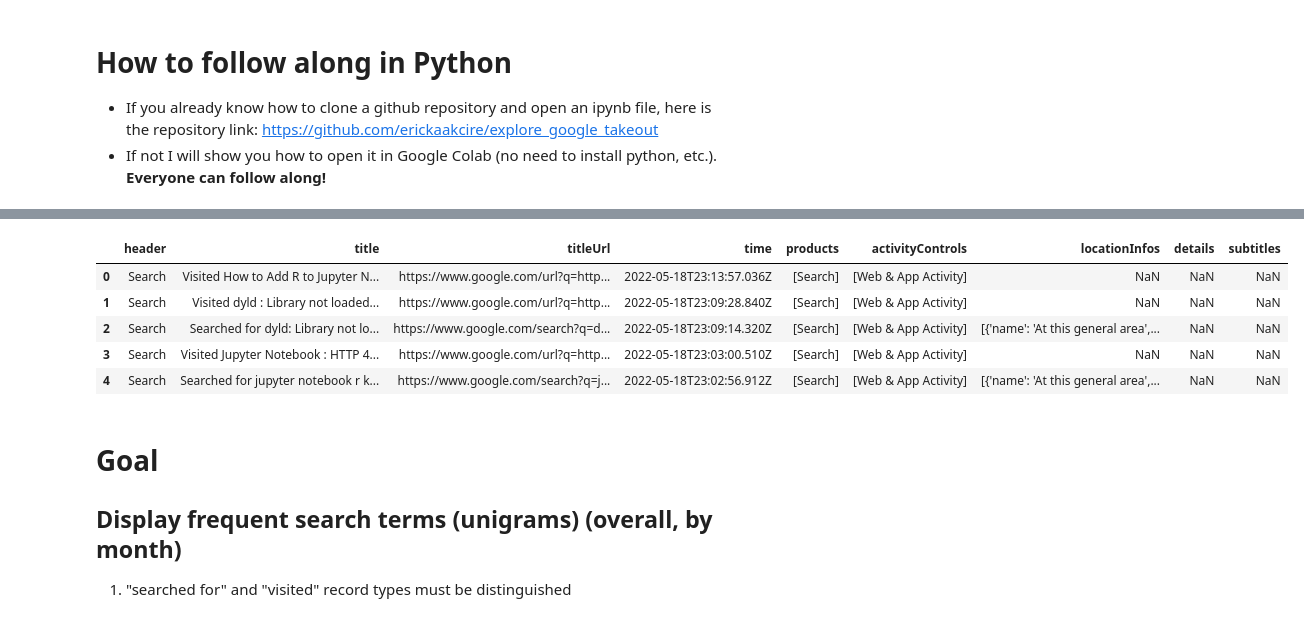
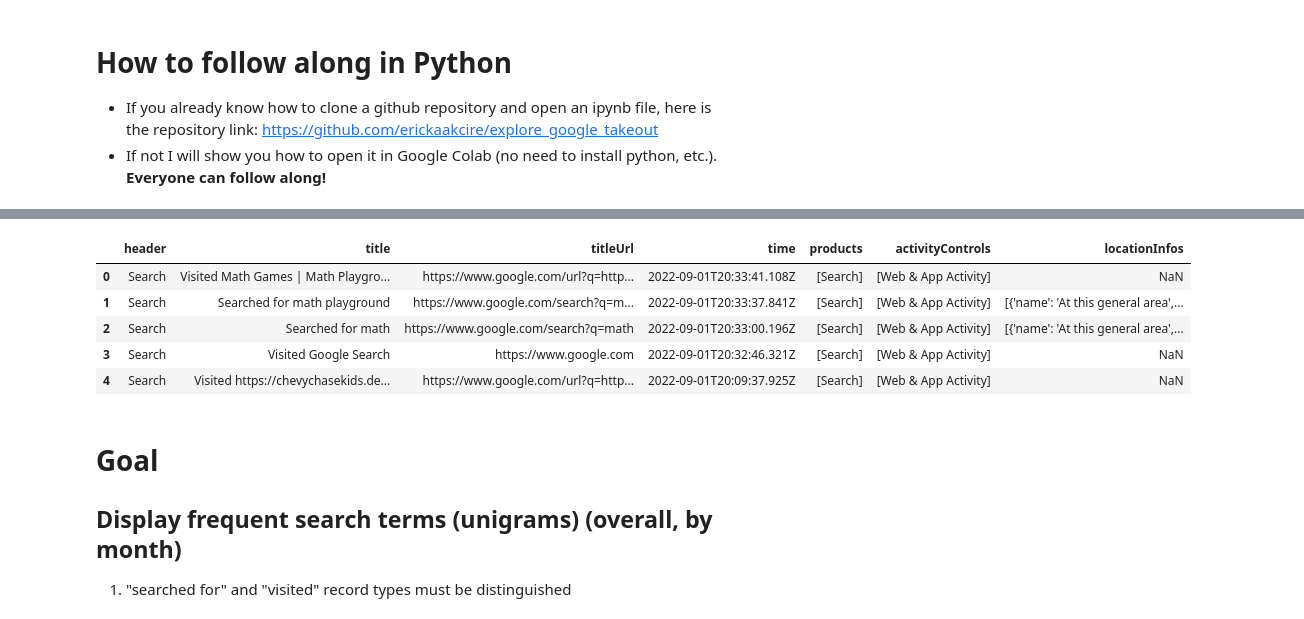
Before and after one commit to erickaakcire/explore_google_takeout, a Jupyter notebook: Google Takout - Search Data - ICA Hackathon 2022.ipynb, the cells around one changed output, grey strips where cells are left out. Saved outputs shown, nothing was run; the diff lists cells and outputs as text; code cells hidden in the pictures.

```diff
--- a/Google Takout - Search Data - ICA Hackathon 2022.ipynb
+++ b/Google Takout - Search Data - ICA Hackathon 2022.ipynb
@@ -59,15 +62,17 @@ In this Breakout session we will analyze our own Google Search History Takeouts
 # %%
 import pandas as pd
-# CHANGE THE FILE PATH BELOW TO YOUR FILE PATH (LOCAL OR ON COLAB)
-df = pd.read_json("/content/MyActivity.json")
+#df = pd.read_json("/content/MyActivity.json")
+#df = pd.read_json("/content/demo.json")
+df = pd.read_json("demo.json")
+
 df.head()
 # %% [output]
-|  | header | title | titleUrl | time | products | activityControls | locationInfos | details | subtitles |
-| 0 | Search | Visited How to Add R to Jupyter N... | https://www.google.com/url?q=http... | 2022-05-18T23:13:57.036Z | [Search] | [Web & App Activity] | NaN | NaN | NaN |
-| 1 | Search | Visited dyld : Library not loaded... | https://www.google.com/url?q=http... | 2022-05-18T23:09:28.840Z | [Search] | [Web & App Activity] | NaN | NaN | NaN |
-| 2 | Search | Searched for dyld: Library not lo... | https://www.google.com/search?q=d... | 2022-05-18T23:09:14.320Z | [Search] | [Web & App Activity] | [{'name': 'At this general area',... | NaN | NaN |
-| 3 | Search | Visited Jupyter Notebook : HTTP 4... | https://www.google.com/url?q=http... | 2022-05-18T23:03:00.510Z | [Search] | [Web & App Activity] | NaN | NaN | NaN |
-| 4 | Search | Searched for jupyter notebook r k... | https://www.google.com/search?q=j... | 2022-05-18T23:02:56.912Z | [Search] | [Web & App Activity] | [{'name': 'At this general area',... | NaN | NaN |
+|  | header | title | titleUrl | time | products | activityControls | locationInfos |
+| 0 | Search | Visited Math Games | Math Playgro... | https://www.google.com/url?q=http... | 2022-09-01T20:33:41.108Z | [Search] | [Web & App Activity] | NaN |
+| 1 | Search | Searched for math playground | https://www.google.com/search?q=m... | 2022-09-01T20:33:37.841Z | [Search] | [Web & App Activity] | [{'name': 'At this general area',... |
+| 2 | Search | Searched for math | https://www.google.com/search?q=math | 2022-09-01T20:33:00.196Z | [Search] | [Web & App Activity] | [{'name': 'At this general area',... |
+| 3 | Search | Visited Google Search | https://www.google.com | 2022-09-01T20:32:46.321Z | [Search] | [Web & App Activity] | NaN |
+| 4 | Search | Visited https://chevychasekids.de... | https://www.google.com/url?q=http... | 2022-09-01T20:09:37.925Z | [Search] | [Web & App Activity] | NaN |
 # %% [markdown]
 # Goal
 
```
Also changed, not shown: parts of 22 cells of this notebook, 3 other files.
